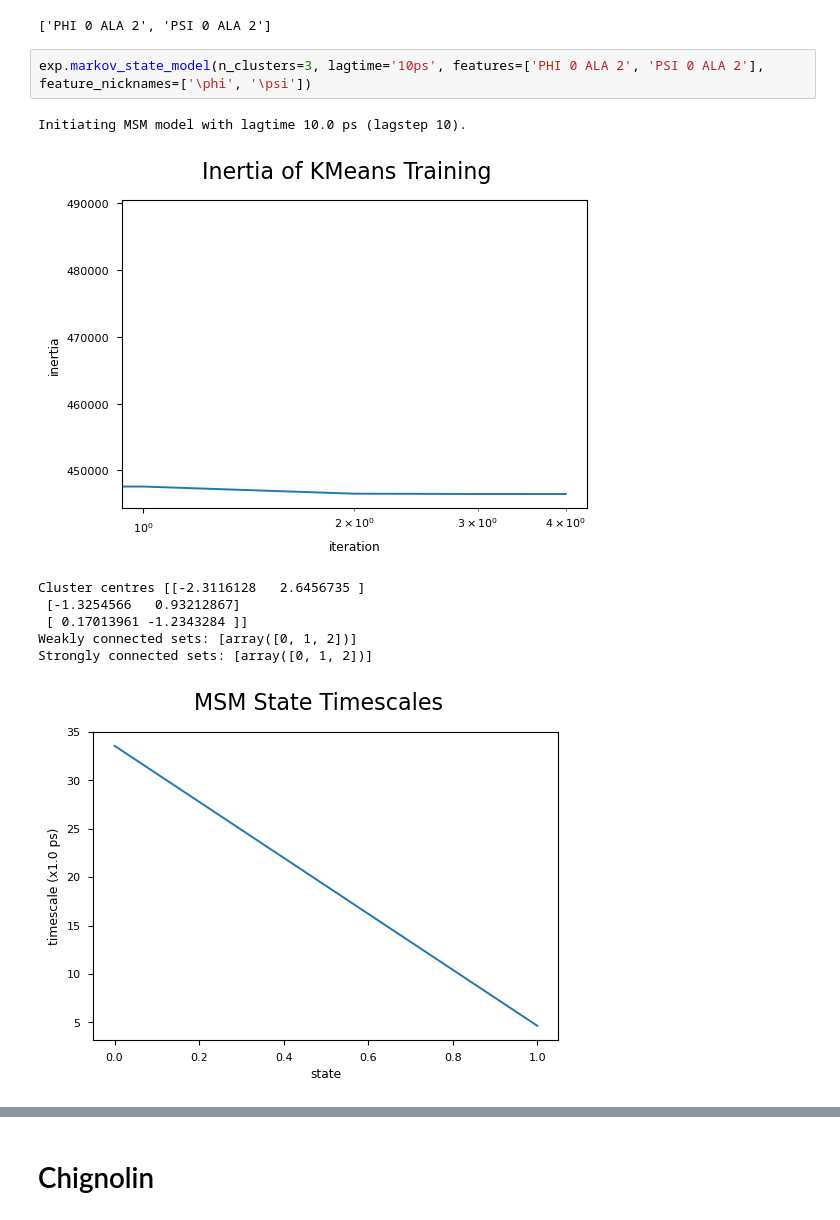
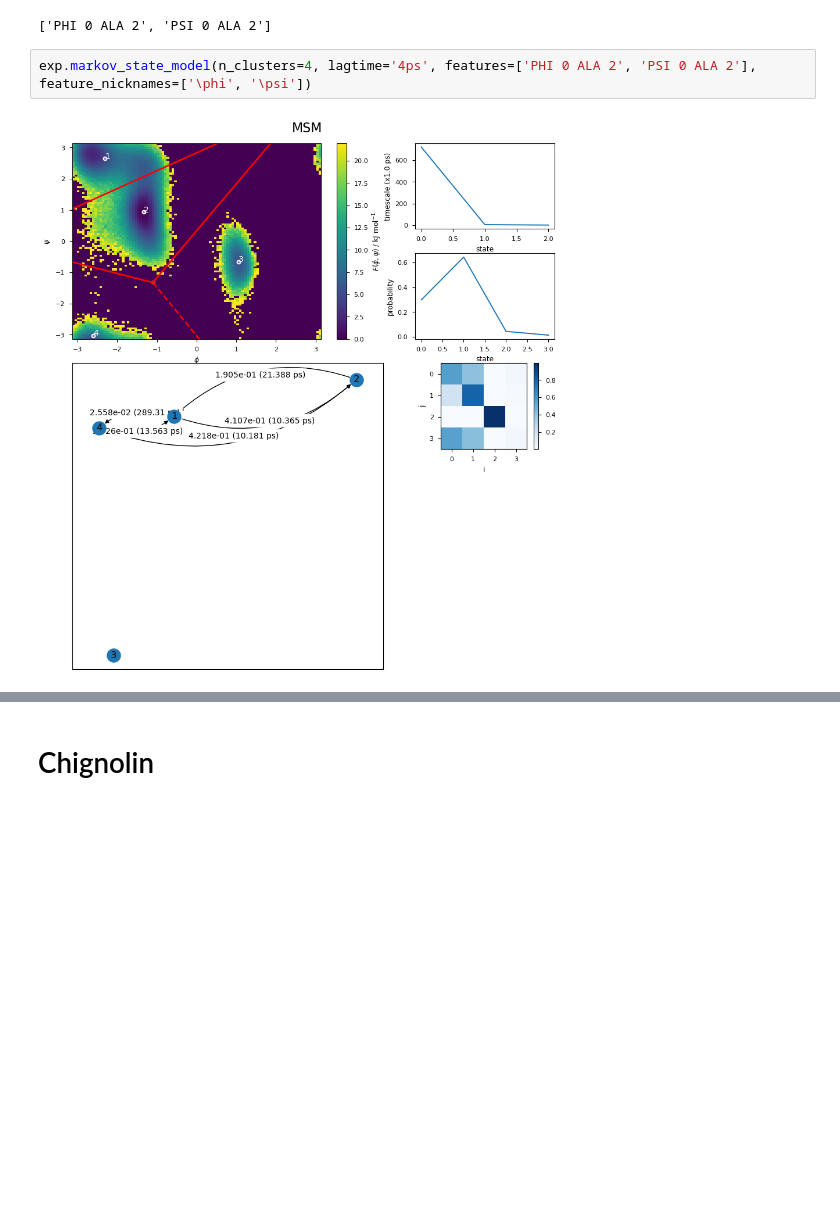
Before and after one commit to dominicp6/CV_learning, a Jupyter notebook: notebooks/analyse_trajectory.ipynb, the cells around one changed output, grey strips where cells are left out. Drawn from its saved outputs; the diff is of its cells as text; blank space fills up the shorter version.

Commit message:
fixed msm plot. cleaned up fix_trajectories.py

```diff
--- a/notebooks/analyse_trajectory.ipynb
+++ b/notebooks/analyse_trajectory.ipynb
@@ -14,13 +14,6 @@ exp.get_features()
 # %% [output]
 ['PHI 0 ALA 2', 'PSI 0 ALA 2']
 # %%
-exp.markov_state_model(n_clusters=3, lagtime='10ps', features=['PHI 0 ALA 2', 'PSI 0 ALA 2'], feature_nicknames=['\phi', '\psi'])
+exp.markov_state_model(n_clusters=4, lagtime='4ps', features=['PHI 0 ALA 2', 'PSI 0 ALA 2'], feature_nicknames=['\phi', '\psi'])
 # %% [output]
-Initiating MSM model with lagtime 10.0 ps (lagstep 10).
-[figure, old version]
+[figure, new version]
-Cluster centres [[-2.3116128   2.6456735 ]
- [-1.3254566   0.93212867]
- [ 0.17013961 -1.2343284 ]]
-Weakly connected sets: [array([0, 1, 2])]
-Strongly connected sets: [array([0, 1, 2])]
-[figure, removed]
```
Also changed, not shown: parts of 3 cells of this notebook, 2 other files.
